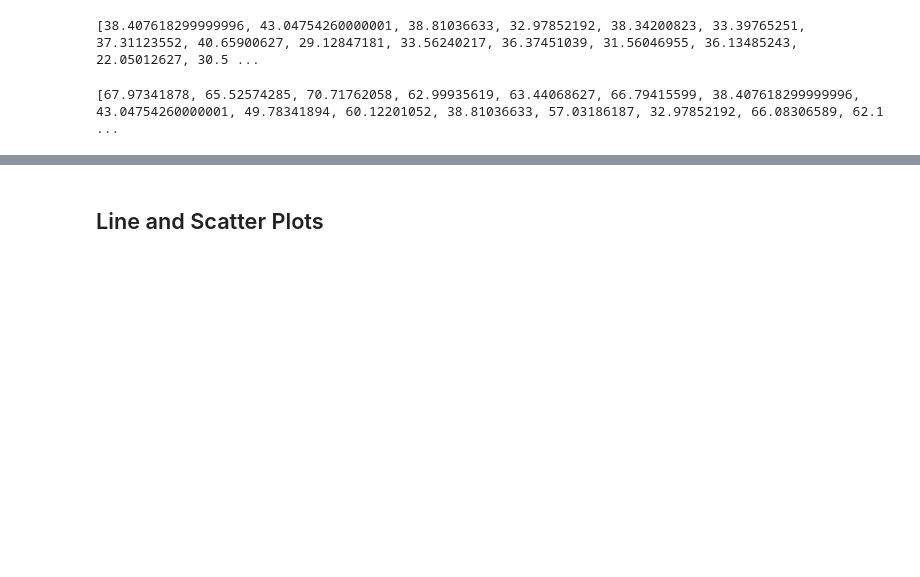
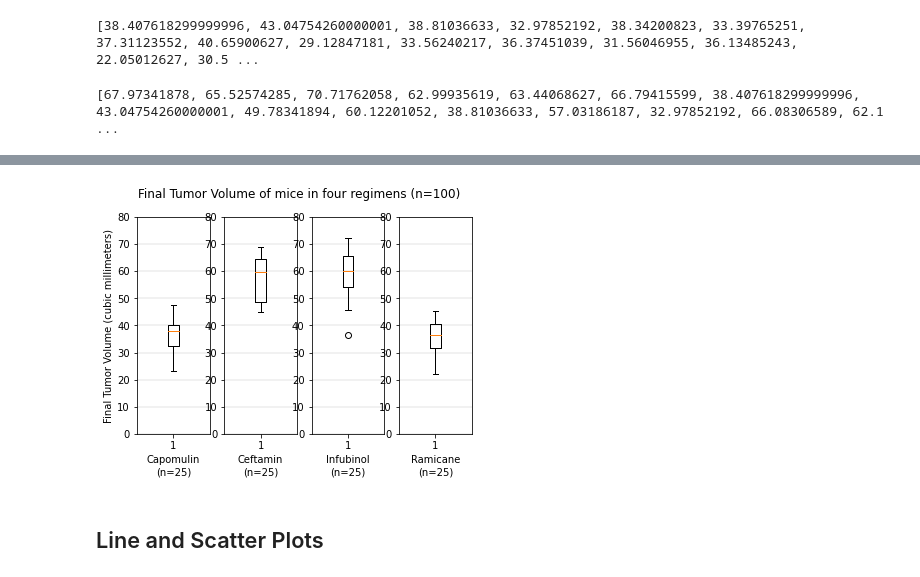
Before and after one commit to papadiscobravo/Pymeceutical-challenge-2, a Jupyter notebook: homework/assignment05/pymaceuticals_starter2.ipynb, the cells around one changed output, grey strips where cells are left out. Saved outputs shown, nothing was run; the diff lists cells and outputs as text; code cells hidden in the pictures; blank space fills up the shorter version.

```diff
--- a/homework/assignment05/pymaceuticals_starter2.ipynb
+++ b/homework/assignment05/pymaceuticals_starter2.ipynb
@@ -618,3 +638,41 @@ plt.show()
+# %%
+# Now let's see a box plot of final tumor volume for mice
+# in each of the four regimens:
+plt.subplots(1,4)
+plt.suptitle(f"Final Tumor Volume of mice in four regimens (n={FourReg_n})")
+
+# Capomulin
+plt.subplot(1,4,1)
+plt.ylim(0, RegYLimMax)
+plt.ylabel("Final Tumor Volume (cubic millimeters)")
+plt.xlabel(f"Capomulin\n(n={Capomulin_n})")
+plt.grid(axis = "y", linewidth = 0.35)
+plt.boxplot(CapomulinList)
+
+# Ceftamin
+plt.subplot(1,4,2)
+plt.ylim(0, RegYLimMax)
+plt.xlabel(f"Ceftamin\n(n={Ceftamin_n})")
+plt.grid(axis = "y", linewidth = 0.35)
+plt.boxplot(CeftaminList)
+
+# Infubinol
+plt.subplot(1,4,3)
+plt.ylim(0, RegYLimMax)
+plt.xlabel(f"Infubinol\n(n={Infubinol_n})")
+plt.grid(axis = "y", linewidth = 0.35)
+plt.boxplot(InfubinolList)
+
+# and Ramicane:
+plt.subplot(1,4,4)
+plt.ylim(0, RegYLimMax)
+plt.xlabel(f"Ramicane\n(n={Ramicane_n})")
+plt.grid(axis = "y", linewidth = 0.35)
+plt.boxplot(RamicaneList)
+
+plt.show()
+# %% [output]
+[figure, added]
 # %% [markdown]
 ## Line and Scatter Plots
 # %%
```
Also changed, not shown: parts of 3 cells of this notebook.
